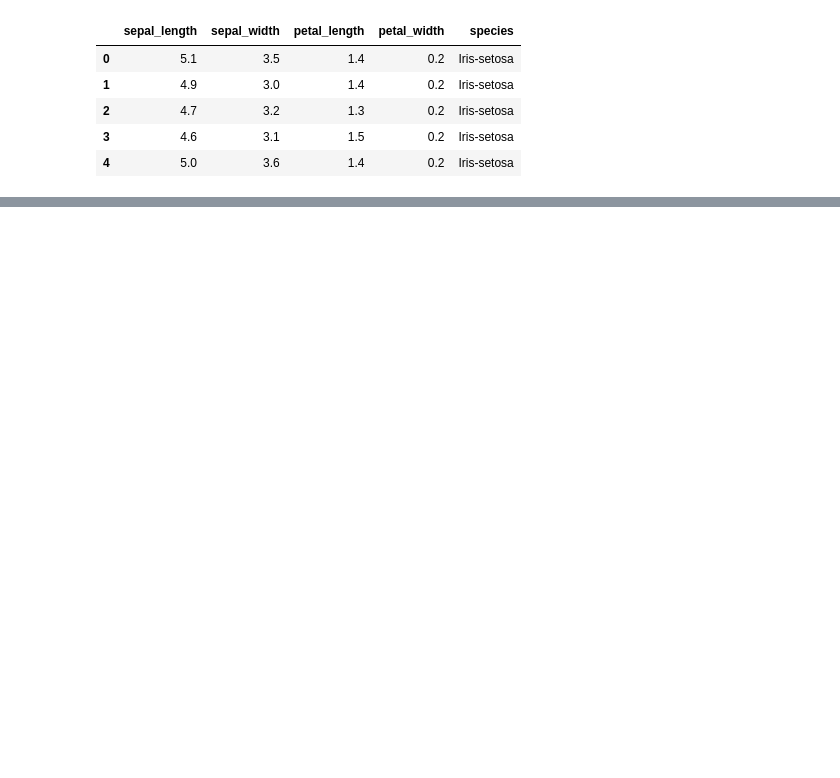
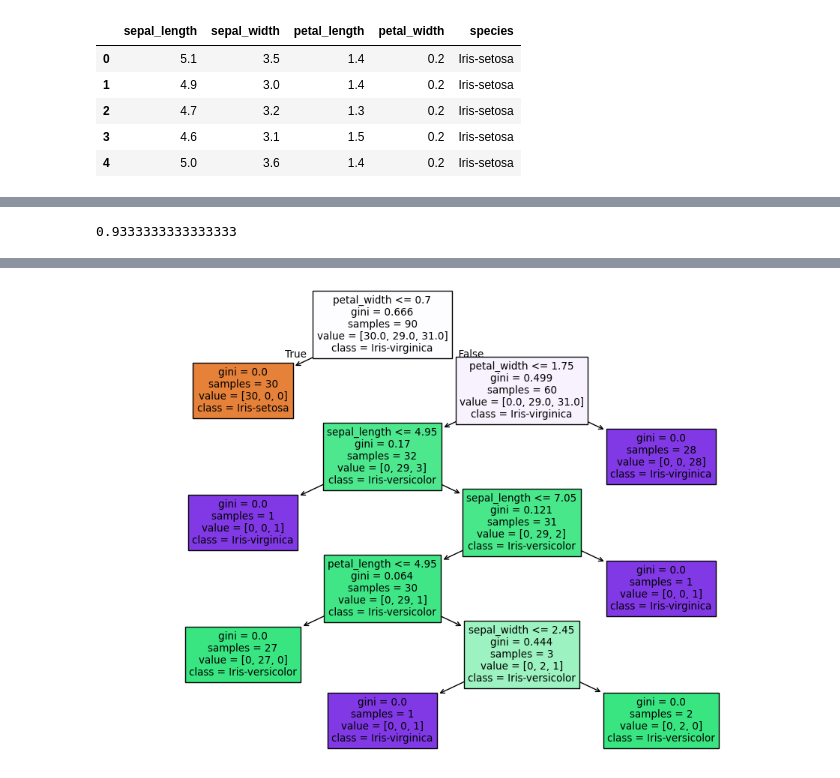
Before and after one commit to Alex-Drysdale/Projects_portfolio, a Jupyter notebook: iris flower project/iris-classification/notebooks/ml_models.ipynb, the cells around one changed output, grey strips where cells are left out. Cells and saved outputs as stored; diff of their text form; code cells hidden in the pictures; blank space fills up the shorter version.

```diff
--- a/iris flower project/iris-classification/notebooks/ml_models.ipynb
+++ b/iris flower project/iris-classification/notebooks/ml_models.ipynb
@@ -63,0 +91,6 @@ x_train, x_test, y_train, y_test = train_test_split(x, y, test_size=0.4, random_
+# %%
+from sklearn.neighbors import KNeighborsClassifier
+knn = KNeighborsClassifier(n_neighbors=5, p=2, metric='minkowski')
+knn.fit(x_train, y_train)
+
+knn.score(x_test, y_test)
@@ -63,0 +192,8 @@ x_train, x_test, y_train, y_test = train_test_split(x, y, test_size=0.4, random_
+# %%
+from sklearn.linear_model import LogisticRegression
+log_reg = LogisticRegression()
+log_reg.fit(x_train, y_train)
+y_pred = log_reg.predict(x_test)
+print(metrics.accuracy_score(y_test, y_pred))
+print(metrics.confusion_matrix(y_test, y_pred))
+print(metrics.classification_report(y_test, y_pred))
@@ -63,0 +326,6 @@ x_train, x_test, y_train, y_test = train_test_split(x, y, test_size=0.4, random_
+# %%
+from sklearn.svm import SVC
+svm = SVC(kernel='rbf', random_state=0, gamma=0.1, C=1.0)
+svm.fit(x_train, y_train)
+
+svm.score(x_test, y_test)
@@ -63,0 +435,16 @@ x_train, x_test, y_train, y_test = train_test_split(x, y, test_size=0.4, random_
+# %%
+from sklearn.tree import DecisionTreeClassifier
+from sklearn.tree import plot_tree
+import matplotlib.pyplot as plt
+
+
+dtree = DecisionTreeClassifier()
+dtree.fit(x_train, y_train)
+
+print(dtree.score(x_test, y_test))
+
+plt.figure(figsize=(12, 8))
+plot_tree(dtree, filled=True, feature_names=x.columns, class_names=y.unique())
+plt.show()
+# %% [output]
+0.9333333333333333
@@ -63,0 +452 @@ x_train, x_test, y_train, y_test = train_test_split(x, y, test_size=0.4, random_
+[figure, added]
```
Also changed, not shown: parts of 8 cells of this notebook, 6 other files.
